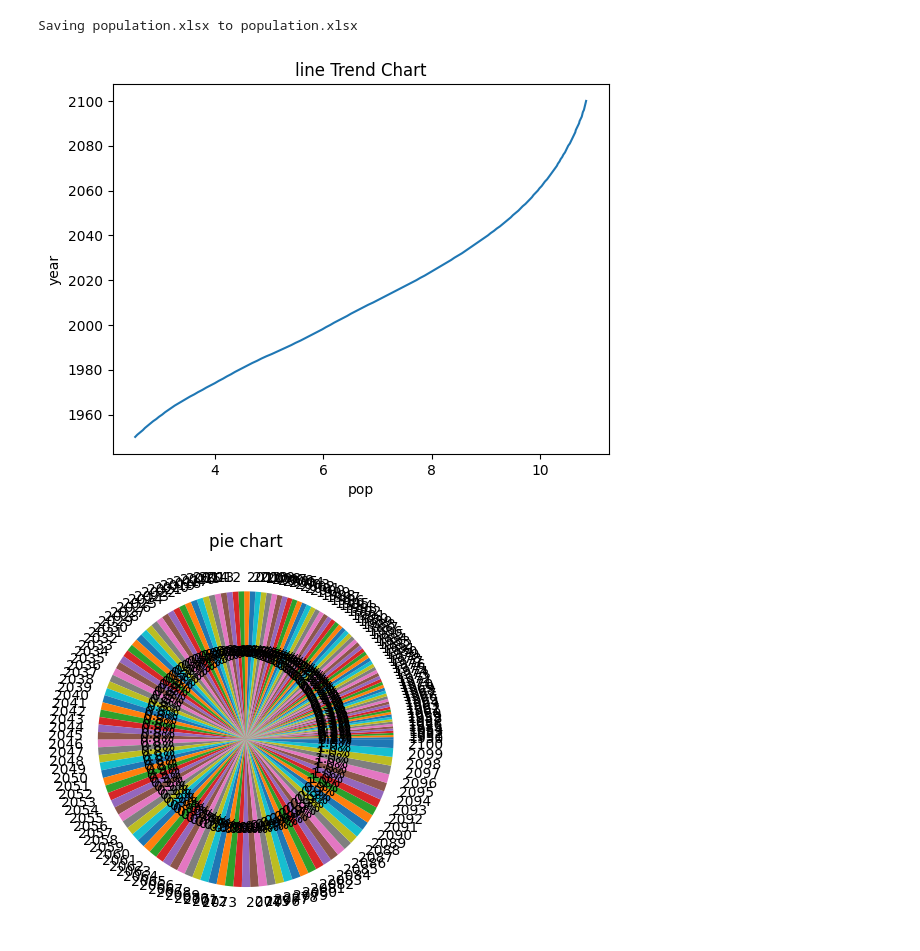
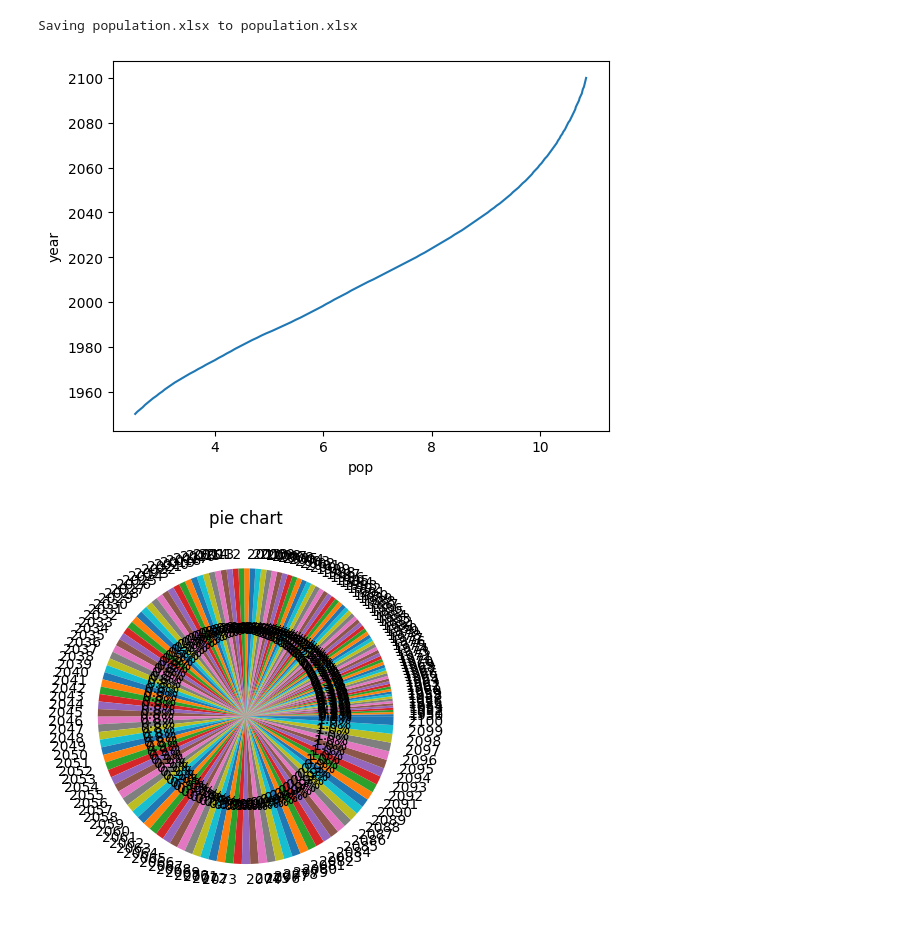
Before and after one commit to ccchin2/python-learning, a Jupyter notebook: 作業四.ipynb, the cells around one changed output. Cells and saved outputs as stored; diff of their text form; code cells hidden in the pictures.

```diff
--- a/作業四.ipynb
+++ b/作業四.ipynb
@@ -14,15 +14,14 @@ data = pd.read_excel('population.xlsx', sheet_name='population')
 # %%
 excel_data = pd.read_excel('population.xlsx')
 
 plt.plot(excel_data['pop'], excel_data['year'])
 plt.xlabel('pop')
 plt.ylabel('year')
-plt.title('line Trend Chart')
 plt.show()
 
 plt.pie(excel_data['pop'], labels=excel_data['year'], autopct='%1.1f%%')
 plt.title('pie chart')
 plt.show()
 # %% [output]
-[figure, old version]
+[figure, new version]
 [figure]
```
